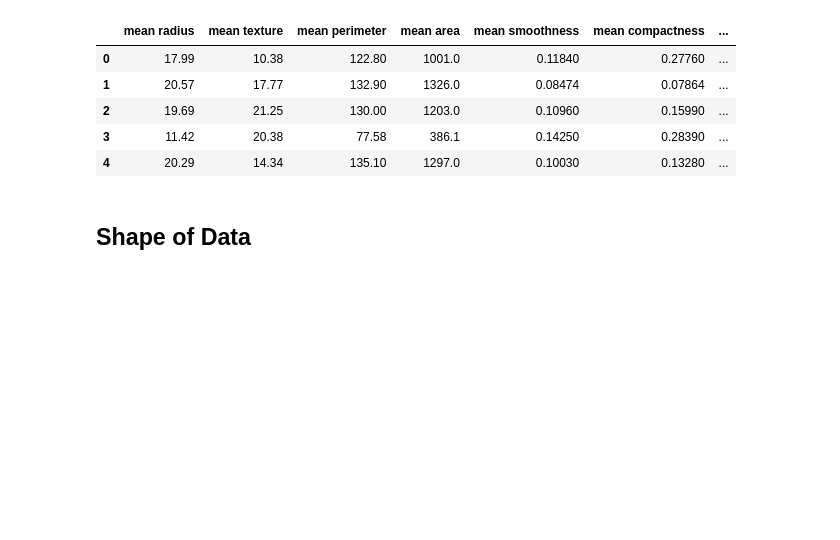
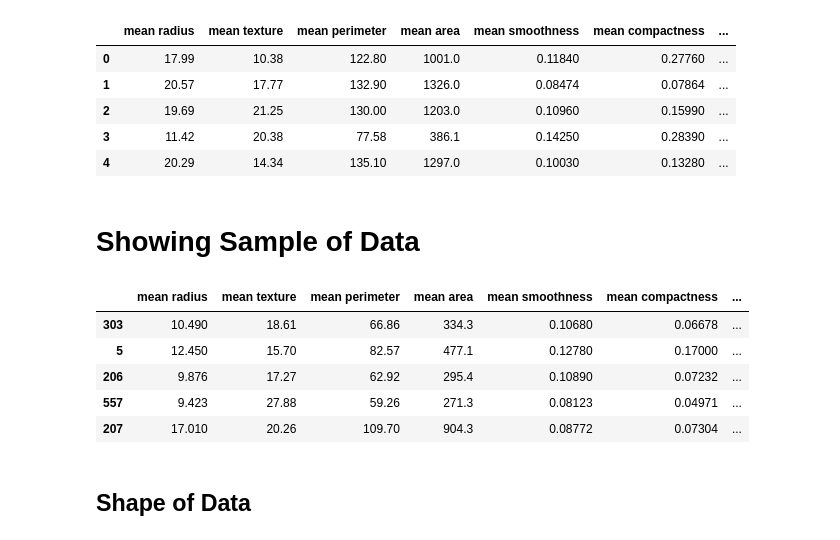
Before and after one commit to Abhijit1102/Breast-Cancer-prediction, a Jupyter notebook: notebooks/1. EDA.ipynb, the cells around one changed output. Drawn from its saved outputs; the diff is of its cells as text; code cells hidden in the pictures; blank space fills up the shorter version.

```diff
--- a/notebooks/1. EDA.ipynb
+++ b/notebooks/1. EDA.ipynb
@@ -80,6 +80,17 @@ df.head()
 | 2 | 19.69 | 21.25 | 130.00 | 1203.0 | 0.10960 | 0.15990 | ... |
 | 3 | 11.42 | 20.38 | 77.58 | 386.1 | 0.14250 | 0.28390 | ... |
 | 4 | 20.29 | 14.34 | 135.10 | 1297.0 | 0.10030 | 0.13280 | ... |
+# %% [markdown]
+# Showing Sample of Data
+# %%
+df.sample(5)
+# %% [output]
+|  | mean radius | mean texture | mean perimeter | mean area | mean smoothness | mean compactness | ... |
+| 303 | 10.490 | 18.61 | 66.86 | 334.3 | 0.10680 | 0.06678 | ... |
+| 5 | 12.450 | 15.70 | 82.57 | 477.1 | 0.12780 | 0.17000 | ... |
+| 206 | 9.876 | 17.27 | 62.92 | 295.4 | 0.10890 | 0.07232 | ... |
+| 557 | 9.423 | 27.88 | 59.26 | 271.3 | 0.08123 | 0.04971 | ... |
+| 207 | 17.010 | 20.26 | 109.70 | 904.3 | 0.08772 | 0.07304 | ... |
 # %% [markdown]
 ## Shape of Data
 # %%
```
Also changed, not shown: 10 other files.
